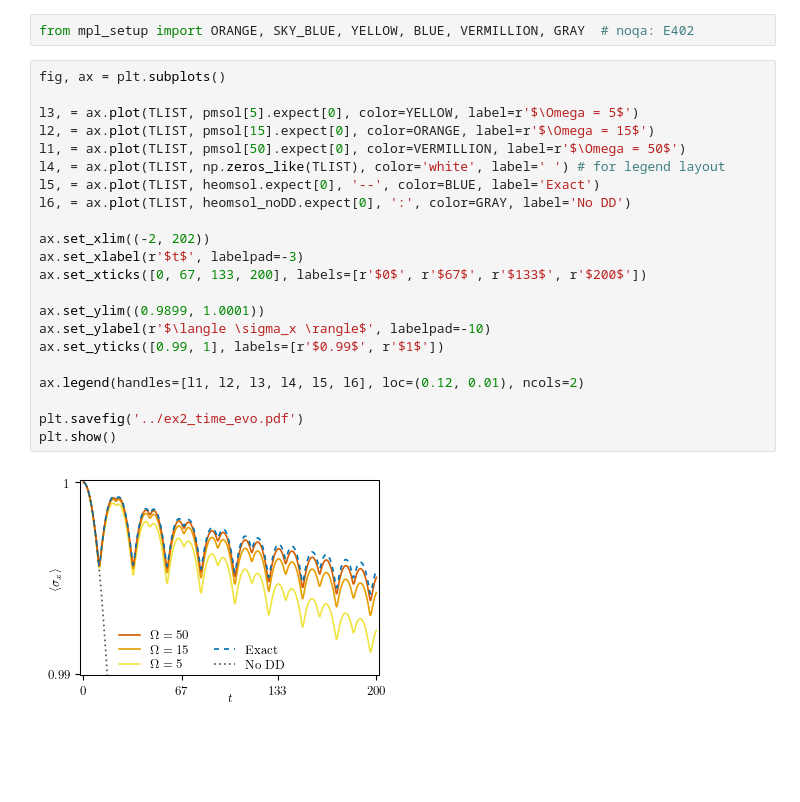
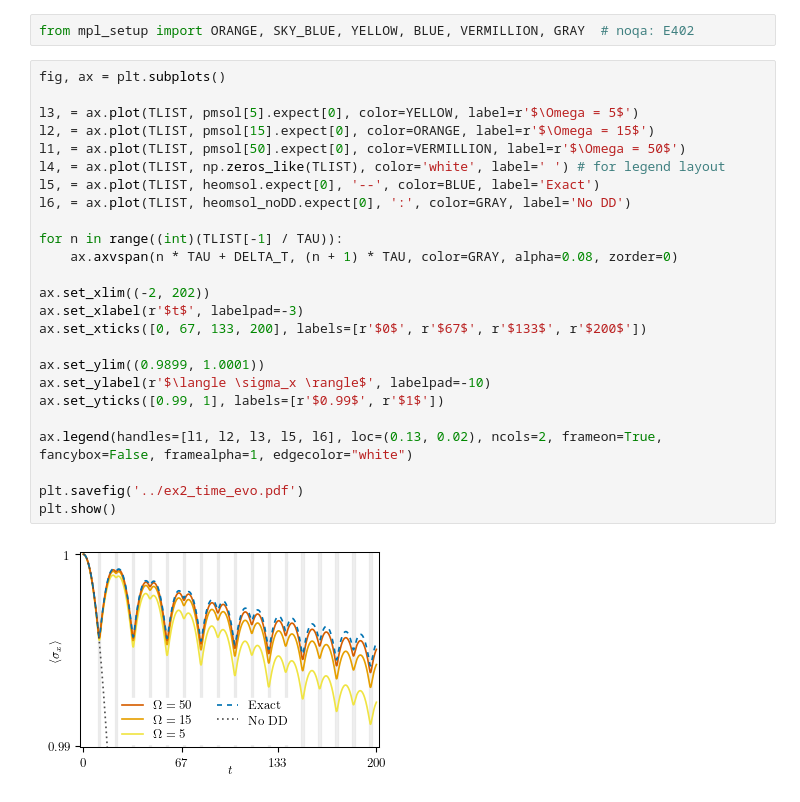
Before and after one commit to pmenczel/Pseudomode-Examples, a Jupyter notebook: example2.ipynb, the cells around one changed output. Saved outputs shown, nothing was run; the diff lists cells and outputs as text; blank space fills up the shorter version.

Commit message:
Modified example 2 figures

```diff
--- a/example2.ipynb
+++ b/example2.ipynb
@@ -222,27 +222,30 @@ from mpl_setup import ORANGE, SKY_BLUE, YELLOW, BLUE, VERMILLION, GRAY  # noqa:
 # %%
 fig, ax = plt.subplots()
 
 l3, = ax.plot(TLIST, pmsol[5].expect[0], color=YELLOW, label=r'$\Omega = 5$')
 l2, = ax.plot(TLIST, pmsol[15].expect[0], color=ORANGE, label=r'$\Omega = 15$')
 l1, = ax.plot(TLIST, pmsol[50].expect[0], color=VERMILLION, label=r'$\Omega = 50$')
 l4, = ax.plot(TLIST, np.zeros_like(TLIST), color='white', label=' ') # for legend layout
 l5, = ax.plot(TLIST, heomsol.expect[0], '--', color=BLUE, label='Exact')
 l6, = ax.plot(TLIST, heomsol_noDD.expect[0], ':', color=GRAY, label='No DD')
 
+for n in range((int)(TLIST[-1] / TAU)):
+    ax.axvspan(n * TAU + DELTA_T, (n + 1) * TAU, color=GRAY, alpha=0.08, zorder=0)
+
 ax.set_xlim((-2, 202))
 ax.set_xlabel(r'$t$', labelpad=-3)
 ax.set_xticks([0, 67, 133, 200], labels=[r'$0$', r'$67$', r'$133$', r'$200$'])
 
 ax.set_ylim((0.9899, 1.0001))
 ax.set_ylabel(r'$\langle \sigma_x \rangle$', labelpad=-10)
 ax.set_yticks([0.99, 1], labels=[r'$0.99$', r'$1$'])
 
-ax.legend(handles=[l1, l2, l3, l4, l5, l6], loc=(0.12, 0.01), ncols=2)
+ax.legend(handles=[l1, l2, l3, l5, l6], loc=(0.13, 0.02), ncols=2, frameon=True, fancybox=False, framealpha=1, edgecolor="white")
 
 plt.savefig('../ex2_time_evo.pdf')
 plt.show()
 # %% [output]
-[figure, old version]
+[figure, new version]
 # %%
 sol = pmsol[50]
 
```
Also changed, not shown: parts of 2 cells of this notebook.
